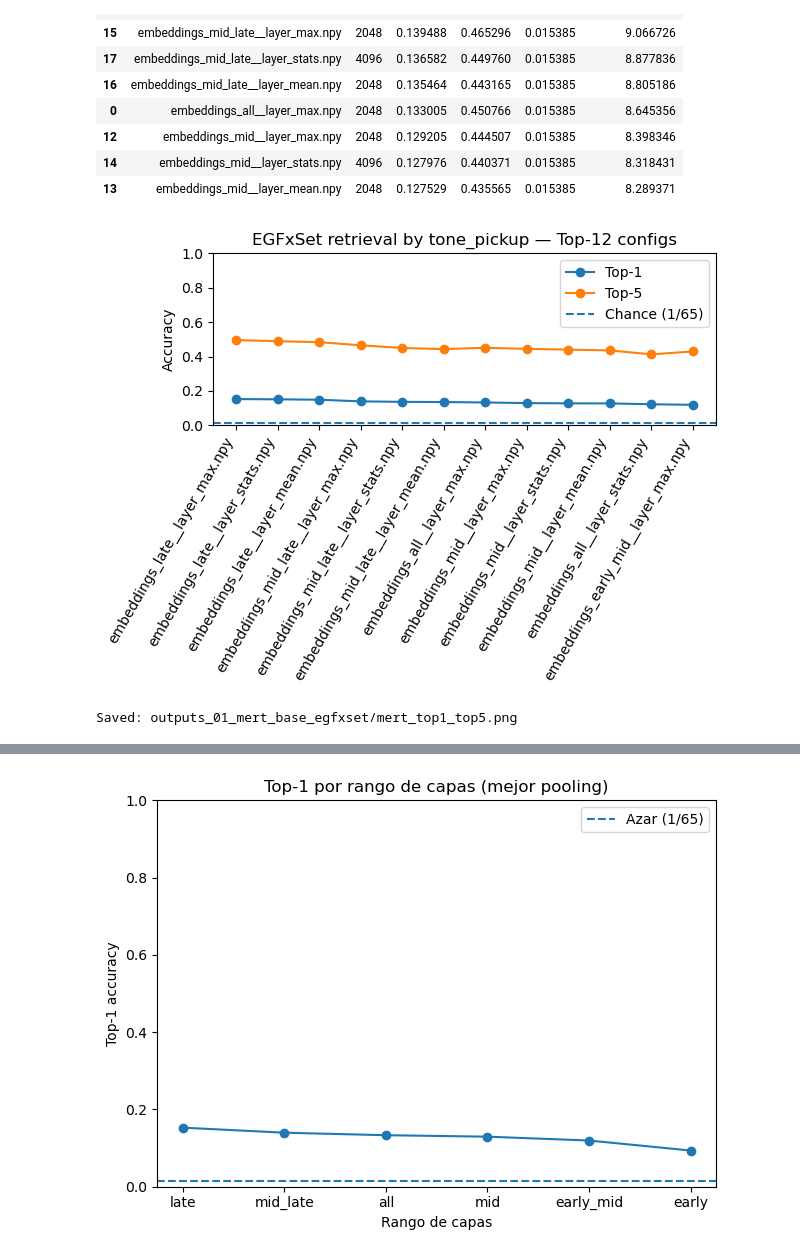
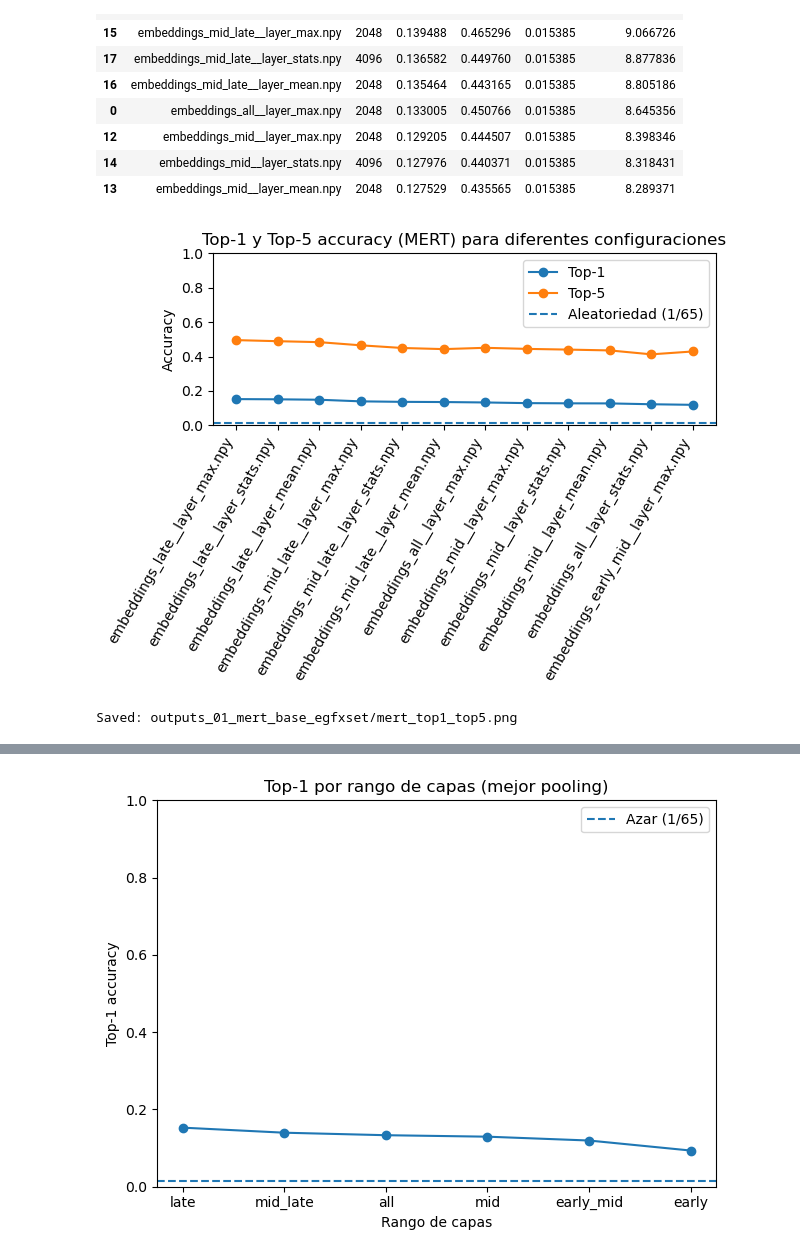
Before and after one commit to danieltenreiroarcos/Comparison-of-embedding-based-models-for-electric-guitar-tone-discrimination, a Jupyter notebook: MERT/01_mert_base_egfx.ipynb, the cells around one changed output, grey strips where cells are left out. Drawn from its saved outputs; the diff is of its cells as text; code cells hidden in the pictures.

Commit message:
Updated plots in Spanish

```diff
--- a/MERT/01_mert_base_egfx.ipynb
+++ b/MERT/01_mert_base_egfx.ipynb
@@ -674,34 +667,34 @@ res_df_eval.head(10)
 # %%
 import numpy as np
 import matplotlib.pyplot as plt
 
 # Top-N configuraciones a mostrar
 TOPN = 12
 
 plot_df = res_df_eval.sort_values(["top1", "top5"], ascending=False).head(TOPN).copy()
 
 x = np.arange(len(plot_df))
 labels = plot_df["file"].tolist()
 
 plt.figure()
 plt.plot(x, plot_df["top1"].to_numpy(), marker="o", label="Top-1")
 plt.plot(x, plot_df["top5"].to_numpy(), marker="o", label="Top-5")
 
 chance = float(plot_df["chance"].iloc[0])
-plt.axhline(chance, linestyle="--", label=f"Chance (1/{int(round(1/chance))})")
+plt.axhline(chance, linestyle="--", label=f"Aleatoriedad (1/{int(round(1/chance))})")
 
 plt.xticks(x, labels, rotation=60, ha="right")
 plt.ylabel("Accuracy")
-plt.title(f"EGFxSet retrieval by tone_pickup — Top-{TOPN} configs")
+plt.title(f"Top-1 y Top-5 accuracy (MERT) para diferentes configuraciones")
 plt.ylim(0, 1.0)
 plt.legend()
 plt.tight_layout()
 plt.show()
 
 savefig(plt.gcf(), "mert_top1_top5")
 plt.close(plt.gcf())
 # %% [output]
-[figure, old version]
+[figure, new version]
 Saved: outputs_01_mert_base_egfxset/mert_top1_top5.png
 # %%
 import numpy as np
```
Also changed, not shown: parts of 8 cells of this notebook, 4 other files.
